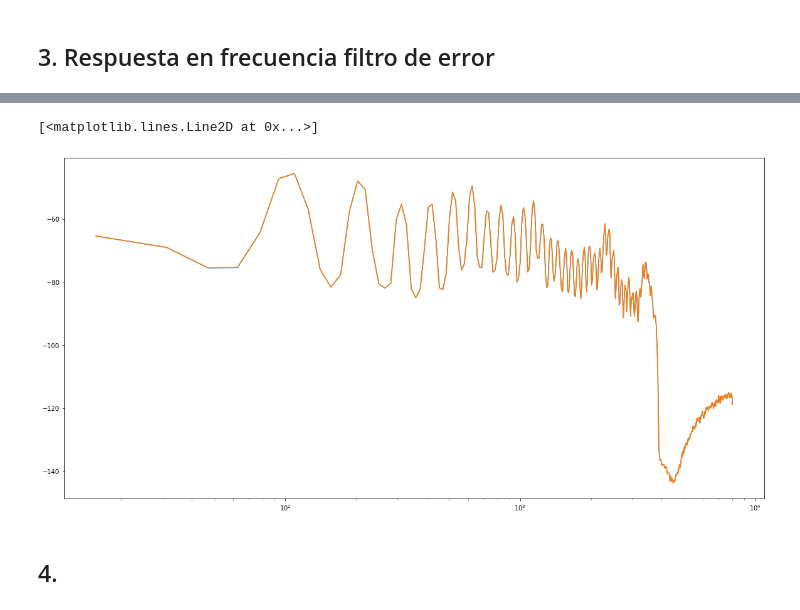
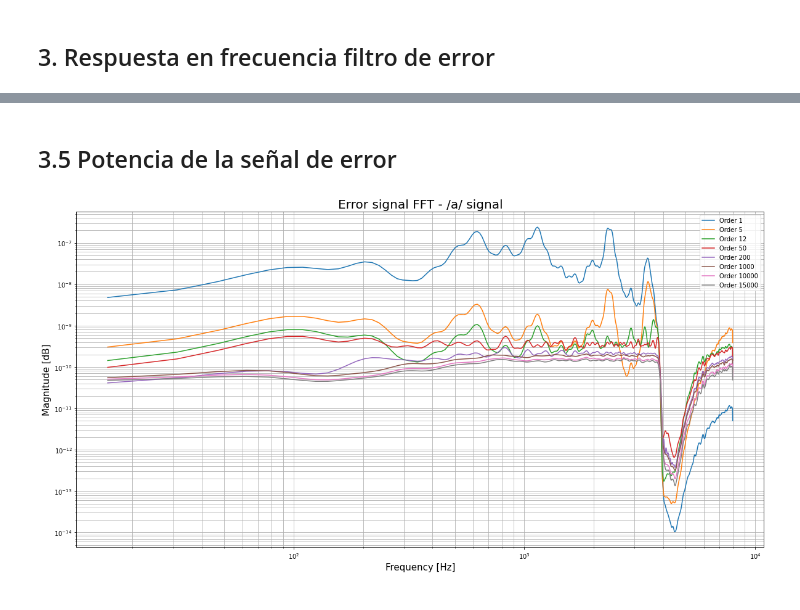
Before and after one commit to BikeTeam/pasa-tp3, a Jupyter notebook: src/tp3.ipynb, the cells around one changed output, grey strips where cells are left out. Cells and saved outputs as stored; diff of their text form; code cells hidden in the pictures.

```diff
--- a/src/tp3.ipynb
+++ b/src/tp3.ipynb
@@ -180,17 +195,28 @@ plt.grid(which='both')
-# %%
-a, _ = forward_prediction_filter(a_norm,12)
-e175 = get_forward_error(a_norm, a)
-f, S = sps.welch(a_norm, a_fs, nperseg=1024)#np.fft.fft(e175)
-#f = np.fft.fftfreq(len(S), 1/a_fs)
-plt.figure(figsize=(20,10))
-plt.semilogx(f[f> 0],10*np.log10(S[f> 0]))
-###################
-a, _ = forward_prediction_filter(a_norm,150)
-e175 = get_forward_error(a_norm, a)
-f, S = sps.welch(a_norm, a_fs, nperseg=1024)
-plt.semilogx(f[f> 0],10*np.log10(S[f> 0]))
-# %% [output]
-[<matplotlib.lines.Line2D at 0x...>]
-[figure, removed]
-# %% [markdown]
-## 4.
+# %% [markdown]
+## 3.5 Potencia de la señal de error
+# %%
+M = [1, 5, 12, 50, 200, 1000, 10000, 15000]
+plt.figure(figsize=(20,10))
+for i in range(len(M)):
+
+    a, _ = forward_prediction_filter(a_norm, M[i])
+    e = get_forward_error(a_norm, a)
+
+    #######################
+    S = np.fft.fft(e)
+    f = np.fft.fftfreq(len(S), 1/a_fs)
+    ##########################
+    #f, S = sps.periodogram(e, fs=a_fs, window='hann', nfft=1024)
+    f, S = sps.welch(e, fs=a_fs, window='hann', nfft=1024, noverlap=64)
+    plt.xscale('log')
+    plt.semilogy(f[f>0], np.abs(S[f>0]), label='Order {}'.format(M[i]))
+
+########################
+plt.legend()
+plt.grid(which='both')
+plt.title('Error signal FFT - /a/ signal', fontsize=20)
+plt.xlabel('Frequency [Hz]', fontsize=15)
+plt.ylabel('Magnitude [dB]', fontsize=15)
+plt.show()
+# %% [output]
+[figure, added]
```
Also changed, not shown: parts of 10 cells of this notebook.
